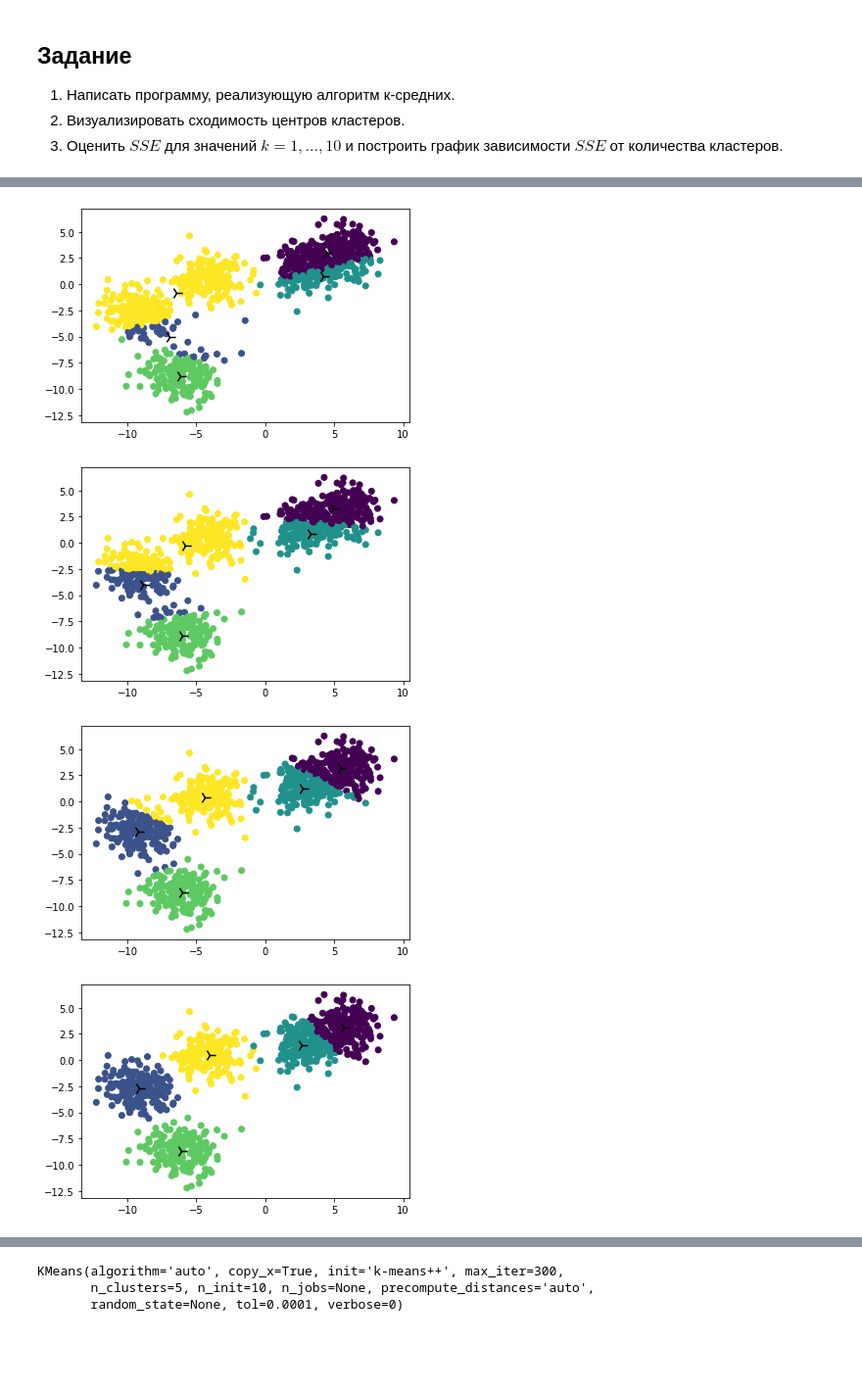
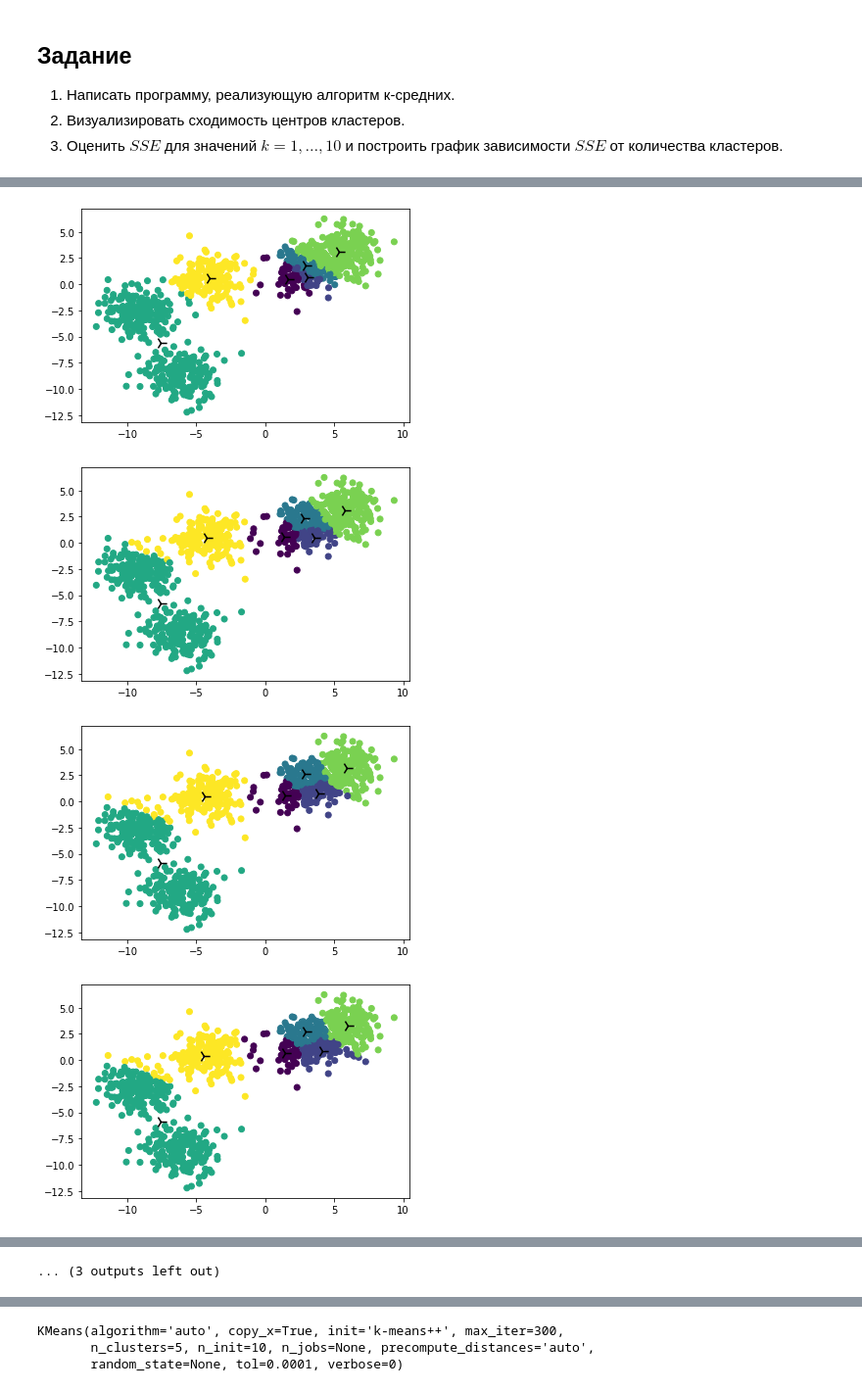
Before and after one commit to demamoos/Lab5_6_7Ready_DL_VASYAN_ZUZIN, a Jupyter notebook: machinelab7/lab_kmeans_2 (1).ipynb, the cells around one changed output, grey strips where cells are left out. Shown at 98% size. Drawn from its saved outputs; the diff is of its cells as text; code cells hidden in the pictures; blank space fills up the shorter version.

```diff
--- a/machinelab7/lab_kmeans_2 (1).ipynb
+++ b/machinelab7/lab_kmeans_2 (1).ipynb
@@ -96,8 +95,8 @@ plt.scatter(X[:,0], X[:,1],c=Y)
 # %%
 
-aa, bb, cc = k_means(X,5)
+aa, bb, cc = k_means(X,6)
 # %% [output]
-[figure, old version]
+[figure, new version]
-[figure, old version]
+[figure, new version]
-[figure, old version]
+[figure, new version]
-[figure, old version]
+[figure, new version]
@@ -107,3 +111,4 @@ aa, bb, cc = k_means(X,5)
+... (3 outputs left out)
 # %%
 cc/X.shape[0]
 # %% [output]
```
Also changed, not shown: parts of 8 cells of this notebook, 3 other files.
